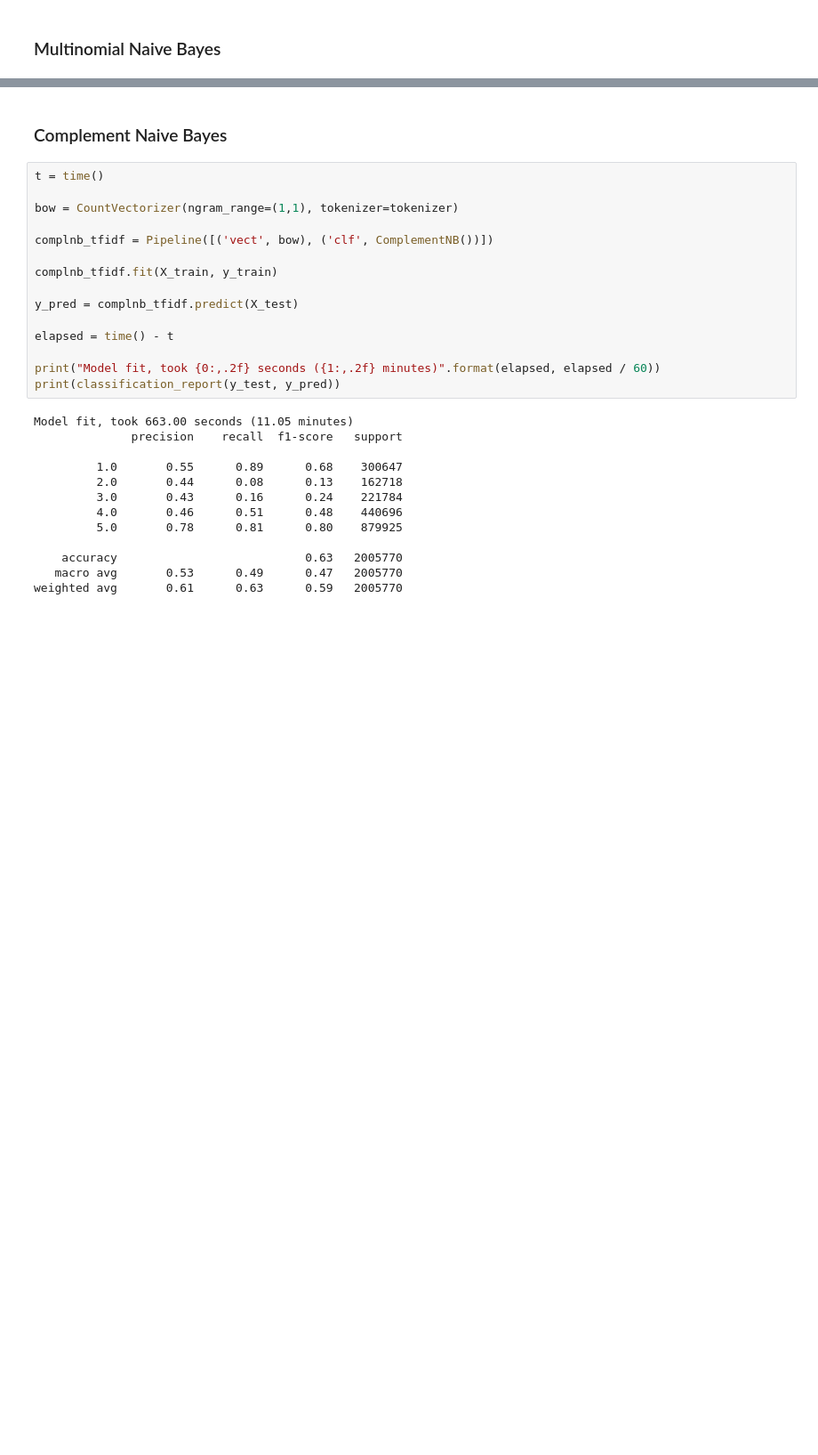
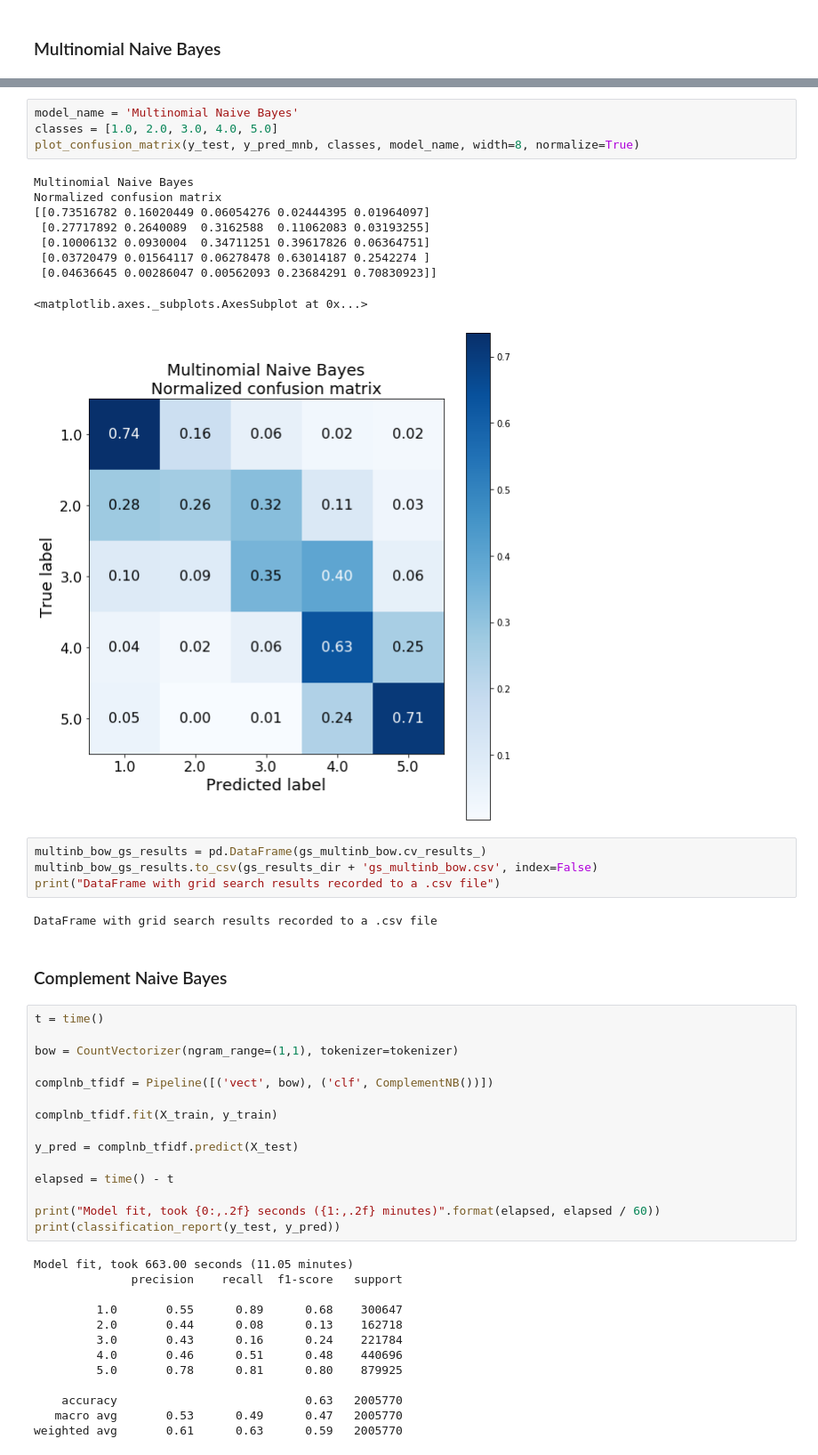
Before and after one commit to stepan-o/lift, a Jupyter notebook: notebooks/4.model/4_model_yelp.ipynb, the cells around one changed output, grey strips where cells are left out. Shown at 89% size. Drawn from its saved outputs; the diff is of its cells as text; blank space fills up the shorter version.

```diff
--- a/notebooks/4.model/4_model_yelp.ipynb
+++ b/notebooks/4.model/4_model_yelp.ipynb
@@ -92,3 +145,23 @@ weighted avg       0.63      0.62      0.62   2005770
+# %%
+model_name = 'Multinomial Naive Bayes'
+classes = [1.0, 2.0, 3.0, 4.0, 5.0]
+plot_confusion_matrix(y_test, y_pred_mnb, classes, model_name, width=8, normalize=True)
+# %% [output]
+Multinomial Naive Bayes
+Normalized confusion matrix
+[[0.73516782 0.16020449 0.06054276 0.02444395 0.01964097]
+ [0.27717892 0.2640089  0.3162588  0.11062083 0.03193255]
+ [0.10006132 0.0930004  0.34711251 0.39617826 0.06364751]
+ [0.03720479 0.01564117 0.06278478 0.63014187 0.2542274 ]
+ [0.04636645 0.00286047 0.00562093 0.23684291 0.70830923]]
+<matplotlib.axes._subplots.AxesSubplot at 0x...>
+[figure, added]
+# %%
+multinb_bow_gs_results = pd.DataFrame(gs_multinb_bow.cv_results_)
+multinb_bow_gs_results.to_csv(gs_results_dir + 'gs_multinb_bow.csv', index=False)
+print("DataFrame with grid search results recorded to a .csv file")
+# %% [output]
+DataFrame with grid search results recorded to a .csv file
 # %% [markdown]
 ### Complement Naive Bayes
 # %%
```
Also changed, not shown: parts of 16 cells of this notebook.
